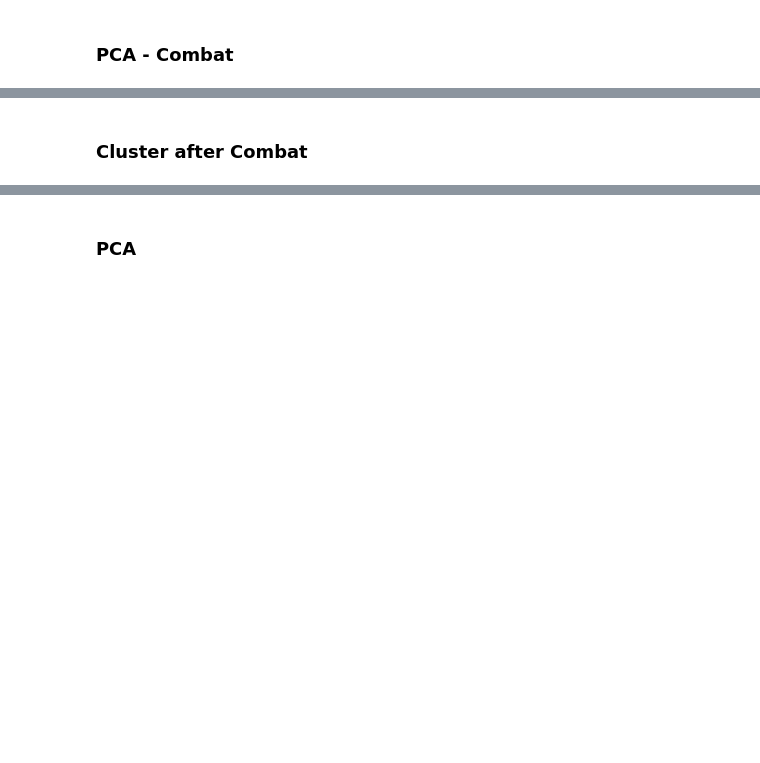
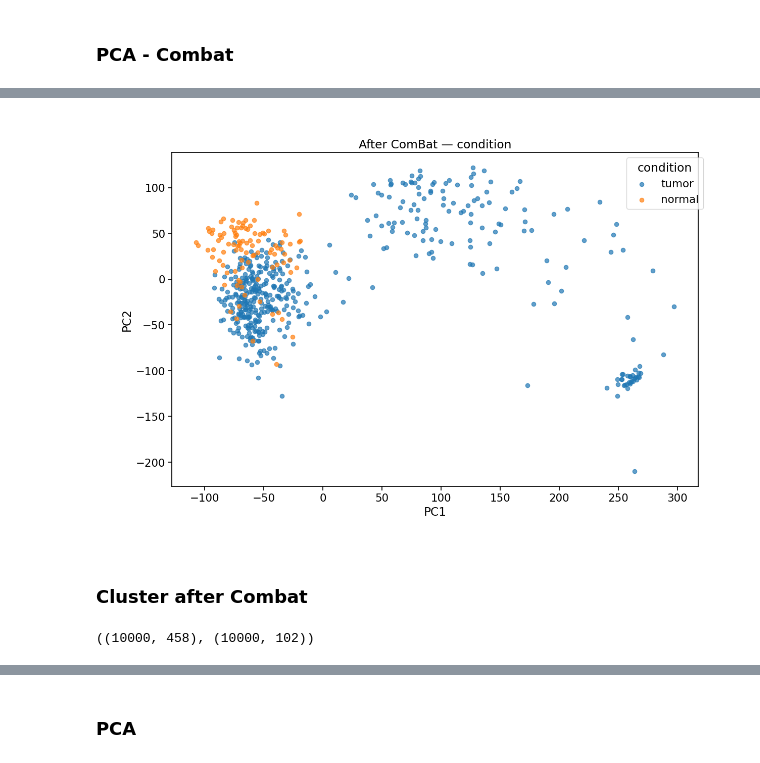
Before and after one commit to flalix/perturb_agent, a Jupyter notebook: notebooks/mtp_TCGA_53_PSI_all_PAADs_Clusters.ipynb, the cells around one changed output, grey strips where cells are left out. Cells and saved outputs as stored; diff of their text form; code cells hidden in the pictures; blank space fills up the shorter version.

```diff
--- a/notebooks/mtp_TCGA_53_PSI_all_PAADs_Clusters.ipynb
+++ b/notebooks/mtp_TCGA_53_PSI_all_PAADs_Clusters.ipynb
@@ -498,17 +537,21 @@ gdc.plot_pca_expression(
 # %%
 gdc.plot_pca_expression(
-    df_combat,
+    df_combat2,
     df_metadata,
     color_col="condition",
     title="After ComBat — condition",
     figsize=(12,8)
 )
+# %% [output]
+[figure, added]
 # %% [markdown]
 ### Cluster after Combat
 # %%
-df_combat_tumor = df_combat.iloc[:, :457]
-df_combat_normal = df_combat.iloc[:, 457:]
+df_combat_tumor = df_combat.iloc[:, :457+1]
+df_combat_normal = df_combat.iloc[:, 457+1:]
 
 df_combat_tumor.shape, df_combat_normal.shape
+# %% [output]
+((10000, 458), (10000, 102))
 # %%
 df_combat_tumor.head(3)
```
Also changed, not shown: parts of 30 cells of this notebook, 2 other files.
